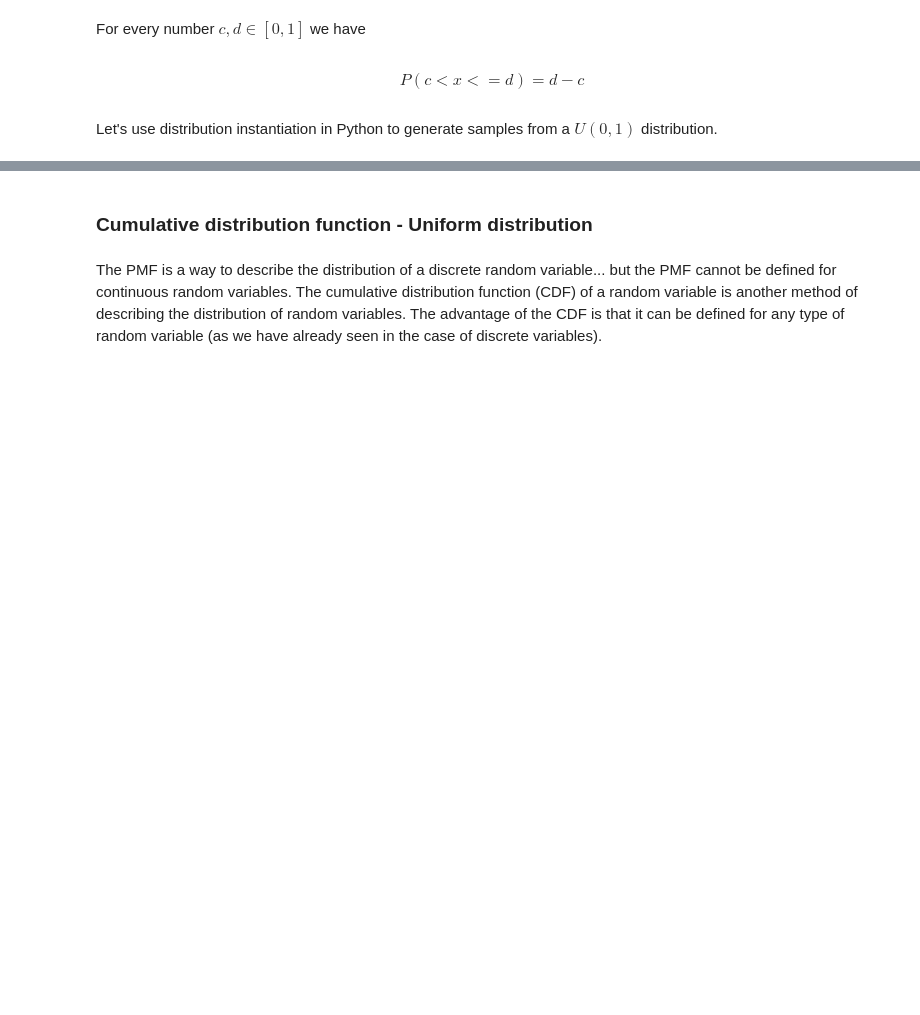
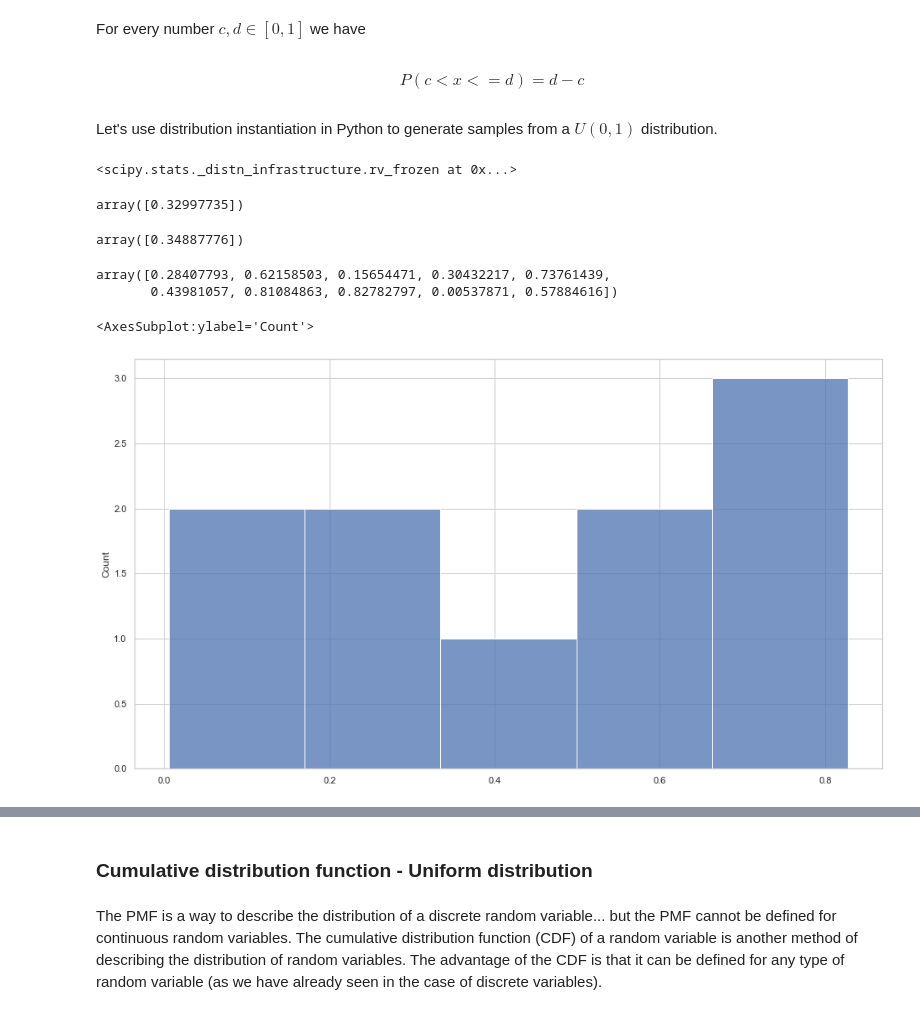
Before and after one commit to Ironhack-data-bcn-oct-2022/lectures, a Jupyter notebook: week-5/04 - Continuous distributions.ipynb, the cells around one changed output, grey strips where cells are left out. Saved outputs shown, nothing was run; the diff lists cells and outputs as text; code cells hidden in the pictures; blank space fills up the shorter version.

```diff
--- a/week-5/04 - Continuous distributions.ipynb
+++ b/week-5/04 - Continuous distributions.ipynb
@@ -65,3 +65,27 @@ $$P(c < x <= d) = d-c$$
 Let's use distribution instantiation in Python to generate samples from a $U(0, 1)$ distribution.
 # %%
 from scipy.stats import uniform
+# %%
+my_uniform = uniform(0, 1)
+my_uniform
+# %% [output]
+<scipy.stats._distn_infrastructure.rv_frozen at 0x...>
+# %%
+my_uniform.rvs(1)
+# %% [output]
+array([0.32997735])
+# %%
+my_uniform.rvs(size=1)
+# %% [output]
+array([0.34887776])
+# %%
+sample = my_uniform.rvs(size=10)
+sample
+# %% [output]
+array([0.28407793, 0.62158503, 0.15654471, 0.30432217, 0.73761439,
+       0.43981057, 0.81084863, 0.82782797, 0.00537871, 0.57884616])
+# %%
+sns.histplot(x=sample)
+# %% [output]
+<AxesSubplot:ylabel='Count'>
+[figure, added]
```
Also changed, not shown: parts of 37 cells of this notebook.
